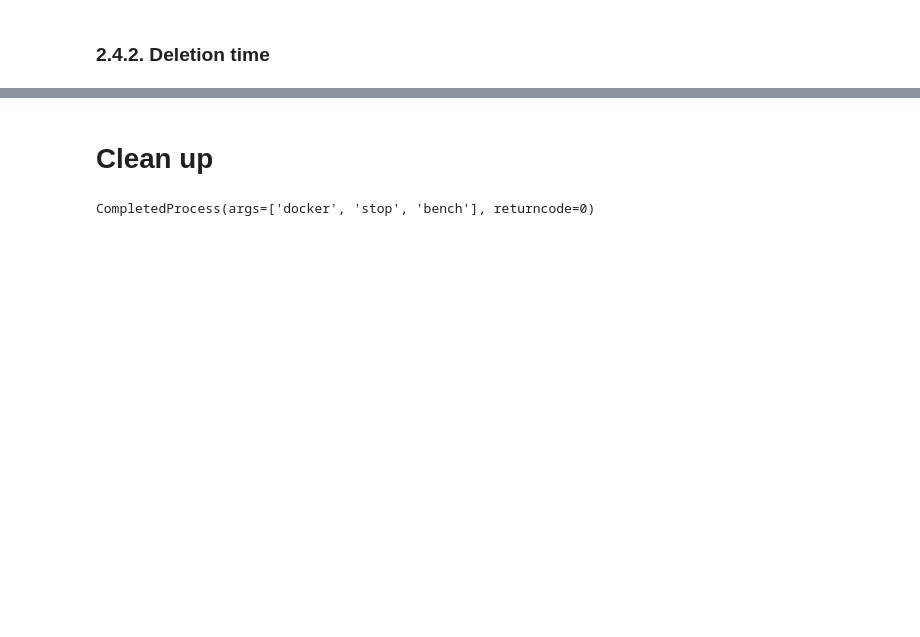
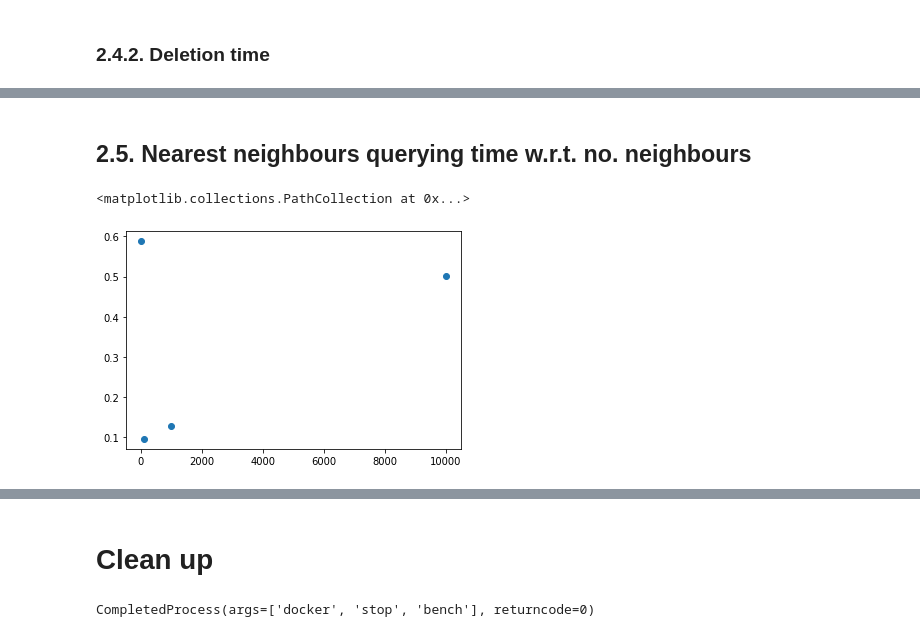
Before and after one commit to iqbal-lab-org/neo4j_benchmark, a Jupyter notebook: basic_operations.ipynb, the cells around one changed output, grey strips where cells are left out. Drawn from its saved outputs; the diff is of its cells as text; code cells hidden in the pictures; blank space fills up the shorter version.

```diff
--- a/basic_operations.ipynb
+++ b/basic_operations.ipynb
@@ -264,0 +271,8 @@ df
+# %% [markdown]
+## 2.5. Nearest neighbours querying time w.r.t. no. neighbours
+# %%
+x, y = zip(*y_nearest)
+plt.scatter(x, y)
+# %% [output]
+<matplotlib.collections.PathCollection at 0x...>
+[figure, added]
```
Also changed, not shown: parts of 8 cells of this notebook.
